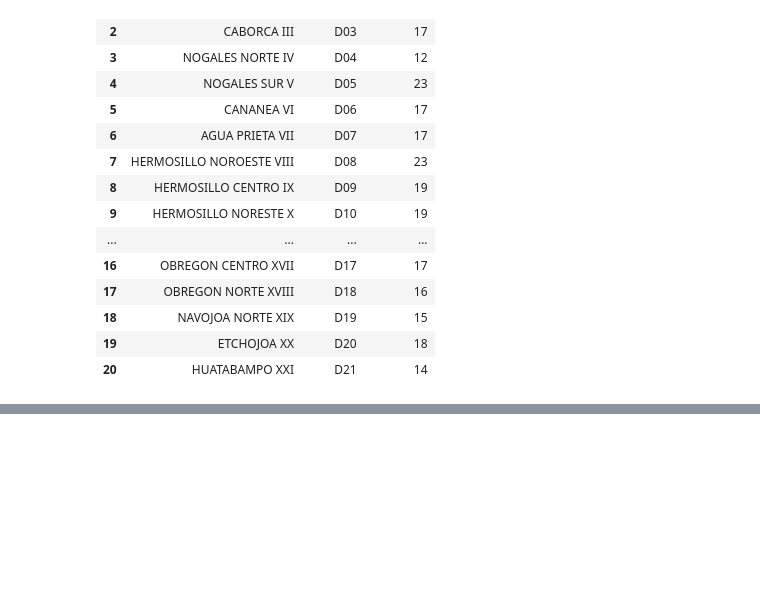
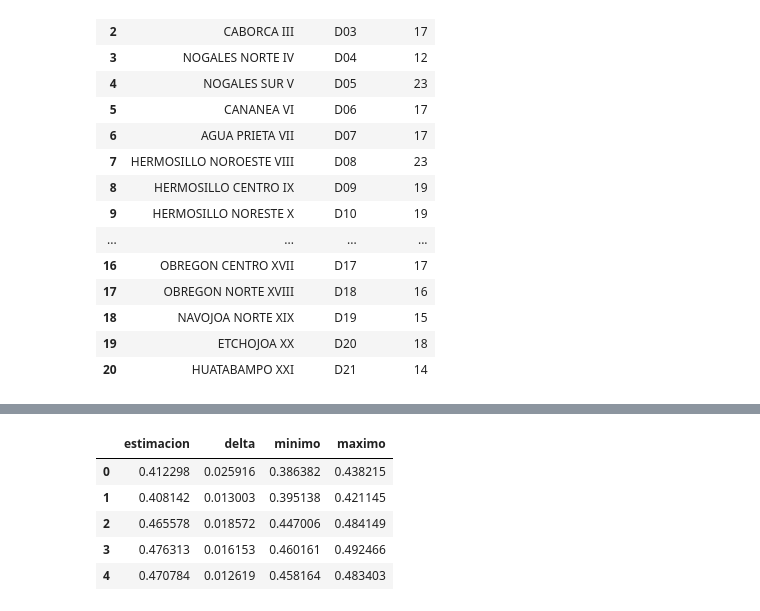
Before and after one commit to itzelvigil/desktop_estadistica, a Jupyter notebook: Dashboard Estadística/Dashboard.ipynb, the cells around one changed output, grey strips where cells are left out. Cells and saved outputs as stored; diff of their text form; code cells hidden in the pictures; blank space fills up the shorter version.

```diff
--- a/Dashboard Estadística/Dashboard.ipynb
+++ b/Dashboard Estadística/Dashboard.ipynb
@@ -302,0 +317,12 @@ figura = dl.plot.bar(figsize=(20,10),
+# %%
+df_result = pd.DataFrame()
+df_result = df_result.append(intervalo_PAN, ignore_index=True)
+df_result = df_result.append(intervalo_COALICION, ignore_index=True)
+df_result
+# %% [output]
+|  | estimacion | delta | minimo | maximo |
+| 0 | 0.412298 | 0.025916 | 0.386382 | 0.438215 |
+| 1 | 0.408142 | 0.013003 | 0.395138 | 0.421145 |
+| 2 | 0.465578 | 0.018572 | 0.447006 | 0.484149 |
+| 3 | 0.476313 | 0.016153 | 0.460161 | 0.492466 |
+| 4 | 0.470784 | 0.012619 | 0.458164 | 0.483403 |
```
Also changed, not shown: parts of 19 cells of this notebook, 5 other files.
